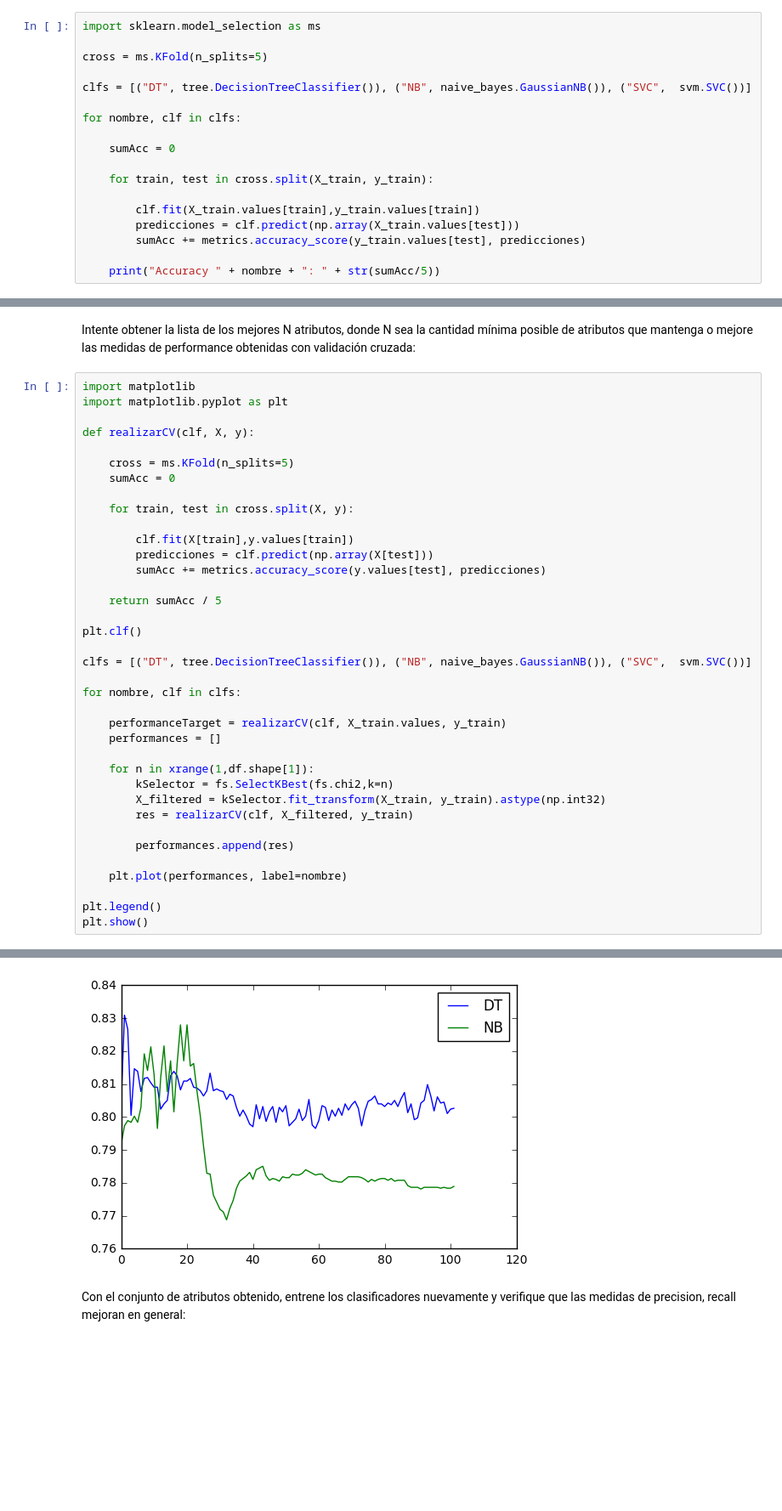
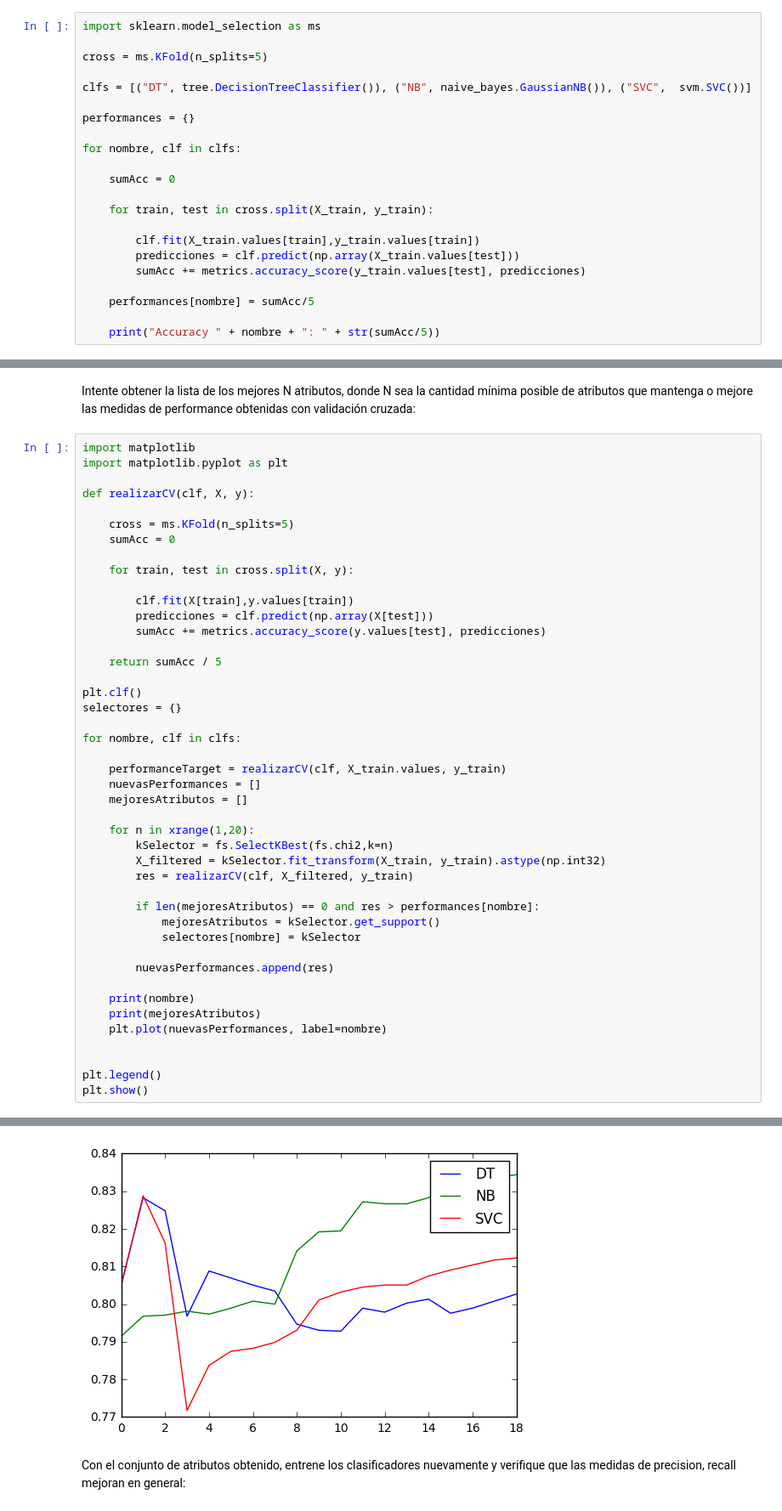
Before and after one commit to gsiriani/MAA, a Jupyter notebook: Obligatorio2/Lab2.ipynb, the cells around one changed output, grey strips where cells are left out. Shown at 85% size. Saved outputs shown, nothing was run; the diff lists cells and outputs as text; blank space fills up the shorter version.

```diff
--- a/Obligatorio2/Lab2.ipynb
+++ b/Obligatorio2/Lab2.ipynb
@@ -262,6 +273,8 @@ import sklearn.model_selection as ms
 cross = ms.KFold(n_splits=5)
 
 clfs = [("DT", tree.DecisionTreeClassifier()), ("NB", naive_bayes.GaussianNB()), ("SVC",  svm.SVC())]
+
+performances = {}
 
 for nombre, clf in clfs:
 
@@ -273,5 +286,7 @@ for nombre, clf in clfs:
         predicciones = clf.predict(np.array(X_train.values[test]))
         sumAcc += metrics.accuracy_score(y_train.values[test], predicciones)
 
+    performances[nombre] = sumAcc/5
+
     print("Accuracy " + nombre + ": " + str(sumAcc/5))
 # %% [output]
@@ -329,22 +344,29 @@ def realizarCV(clf, X, y):
     return sumAcc / 5
 
 plt.clf()
-
-clfs = [("DT", tree.DecisionTreeClassifier()), ("NB", naive_bayes.GaussianNB()), ("SVC",  svm.SVC())]
+selectores = {}
 
 for nombre, clf in clfs:
 
     performanceTarget = realizarCV(clf, X_train.values, y_train)
-    performances = []
+    nuevasPerformances = []
+    mejoresAtributos = []
 
-    for n in xrange(1,df.shape[1]):
+    for n in xrange(1,20):
         kSelector = fs.SelectKBest(fs.chi2,k=n)
         X_filtered = kSelector.fit_transform(X_train, y_train).astype(np.int32)
         res = realizarCV(clf, X_filtered, y_train)
 
-        performances.append(res)
+        if len(mejoresAtributos) == 0 and res > performances[nombre]:
+            mejoresAtributos = kSelector.get_support()
+            selectores[nombre] = kSelector
 
-    plt.plot(performances, label=nombre)
+        nuevasPerformances.append(res)
+
+    print(nombre)
+    print(mejoresAtributos)
+    plt.plot(nuevasPerformances, label=nombre)
+
 
 plt.legend()
 plt.show()
@@ -352,3 +391,3 @@ plt.show()
-[figure, old version]
+[figure, new version]
 # %% [markdown]
 Con el conjunto de atributos obtenido, entrene los clasificadores nuevamente y verifique que las medidas de precision, recall mejoran en general:
```
Also changed, not shown: parts of 15 cells of this notebook.
